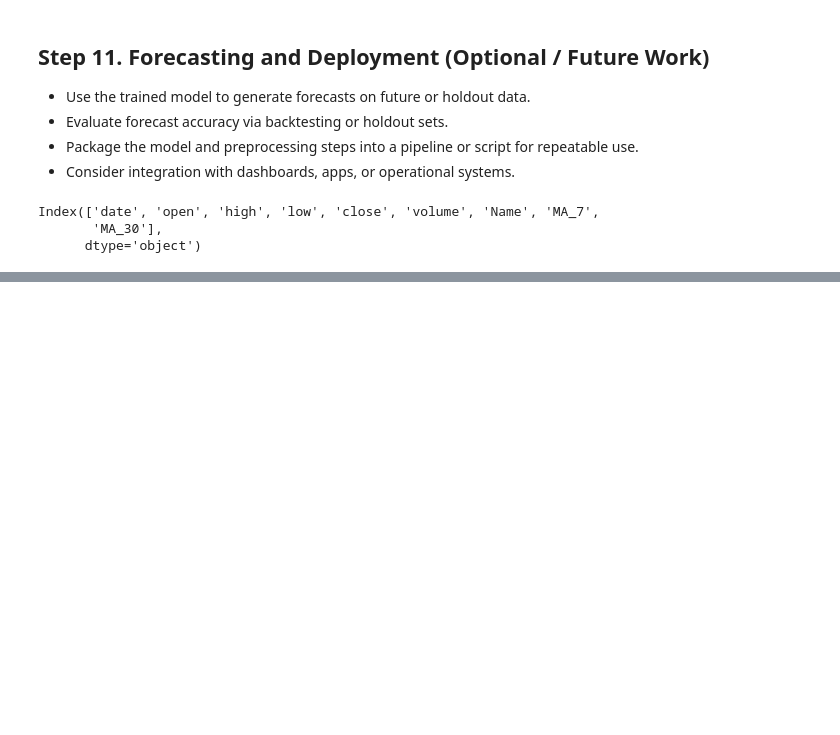
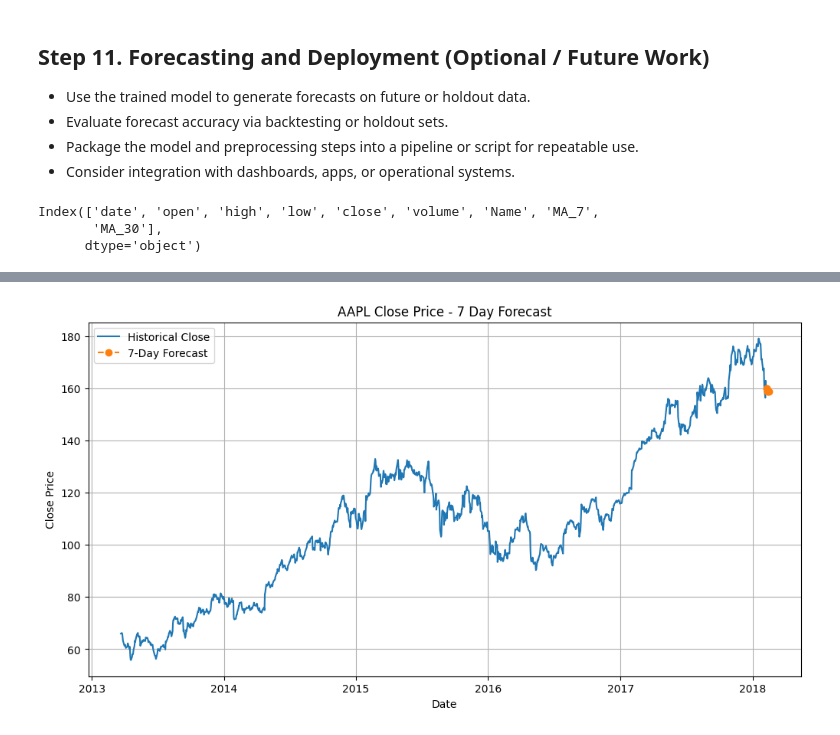
Before and after one commit to Elen-tesfai/stock-price-prediction, a Jupyter notebook: stock-price-prediction.ipynb, the cells around one changed output, grey strips where cells are left out. Cells and saved outputs as stored; diff of their text form; code cells hidden in the pictures; blank space fills up the shorter version.

Commit message:
Update notebook with final model tuning and visualization

```diff
--- a/stock-price-prediction.ipynb
+++ b/stock-price-prediction.ipynb
@@ -522,0 +525,91 @@ Index(['date', 'open', 'high', 'low', 'close', 'volume', 'Name', 'MA_7',
+# %%
+import pandas as pd
+import numpy as np
+from sklearn.ensemble import RandomForestRegressor
+import matplotlib.pyplot as plt
+
+# --- Step 1: Check and rename date column ---
+date_cols = ['date', 'datetime', 'Date', 'Timestamp', 'timestamp']
+found_date_col = None
+
+for col in date_cols:
+    if col in df.columns:
+        found_date_col = col
+        break
+
+if found_date_col is None:
+    raise ValueError(f"No date/time column found in dataset. Expected one of: {date_cols}")
+
+if found_date_col != 'date':
+    df = df.rename(columns={found_date_col: 'date'})
+
+# --- Step 2: Convert 'date' to datetime dtype ---
+df['date'] = pd.to_datetime(df['date'])
+
+# --- Step 3: Filter for AAPL stock ---
+stock_data = df[df['Name'] == 'AAPL'].copy()
+
+# --- Step 4: Calculate moving averages if they don't exist ---
+if 'MA_7' not in stock_data.columns:
+    stock_data['MA_7'] = stock_data['close'].rolling(window=7).mean()
+if 'MA_30' not in stock_data.columns:
+    stock_data['MA_30'] = stock_data['close'].rolling(window=30).mean()
+
+# --- Step 5: Drop rows with NaN MAs ---
+stock_data = stock_data.dropna(subset=['MA_7', 'MA_30'])
+
+# --- Step 6: Prepare training data ---
+X_all = stock_data[['MA_7', 'MA_30']]
+y_all = stock_data['close']
+
+# --- Step 7: Train Random Forest model ---
+rf_model = RandomForestRegressor(n_estimators=100, random_state=42)
+rf_model.fit(X_all, y_all)
+
+# --- Step 8: Prepare last 30 rows to simulate future ---
+last_known = stock_data.iloc[-30:].copy()
+
+future_predictions = []
+
+for i in range(7):
+    next_date = last_known['date'].max() + pd.Timedelta(days=1)
+
+    # Simulate row placeholder with last close price
+    simulated_row = last_known.iloc[-1:].copy()
+    simulated_row['date'] = next_date
+
+    # Add simulated close price placeholder (will update after prediction)
+    simulated_close = simulated_row['close'].values[0]
+    last_known = pd.concat([last_known, simulated_row], ignore_index=True)
+
+    # Recalculate moving averages on updated 'close'
+    last_known['MA_7'] = last_known['close'].rolling(window=7).mean()
+    last_known['MA_30'] = last_known['close'].rolling(window=30).mean()
+
+    latest_row = last_known.iloc[-1][['MA_7', 'MA_30']]
+
+    if pd.notnull(latest_row['MA_7']) and pd.notnull(latest_row['MA_30']):
+        X_pred = pd.DataFrame([latest_row.values], columns=['MA_7', 'MA_30'])
+        next_close = rf_model.predict(X_pred)[0]
+    else:
+        next_close = simulated_close  # fallback if MAs not ready
+
+    last_known.at[last_known.index[-1], 'close'] = next_close
+
+    future_predictions.append({'date': next_date, 'predicted_close': next_close})
+
+future_df = pd.DataFrame(future_predictions)
+
+print(future_df)
+
+# --- Step 9: Plot actual and forecast ---
+plt.figure(figsize=(12,6))
+plt.plot(stock_data['date'], stock_data['close'], label='Historical Close')
+plt.plot(future_df['date'], future_df['predicted_close'], marker='o', linestyle='--', label='7-Day Forecast')
+plt.title('AAPL Close Price - 7 Day Forecast')
+plt.xlabel('Date')
+plt.ylabel('Close Price')
+plt.legend()
+plt.grid(True)
+plt.show()
+# %% [output]
@@ -522,0 +624 @@ Index(['date', 'open', 'high', 'low', 'close', 'volume', 'Name', 'MA_7',
+[figure, added]
```
Also changed, not shown: parts of 16 cells of this notebook.
